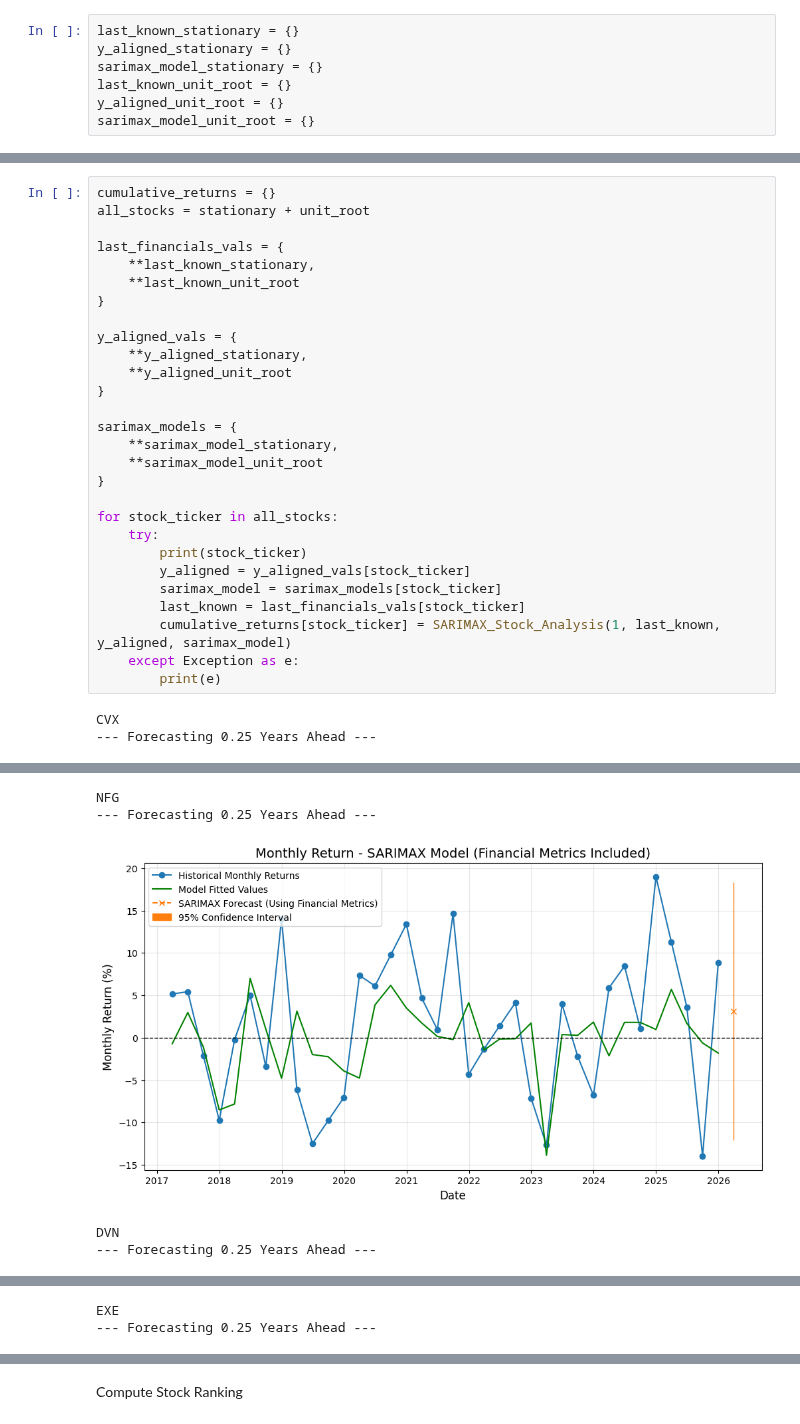
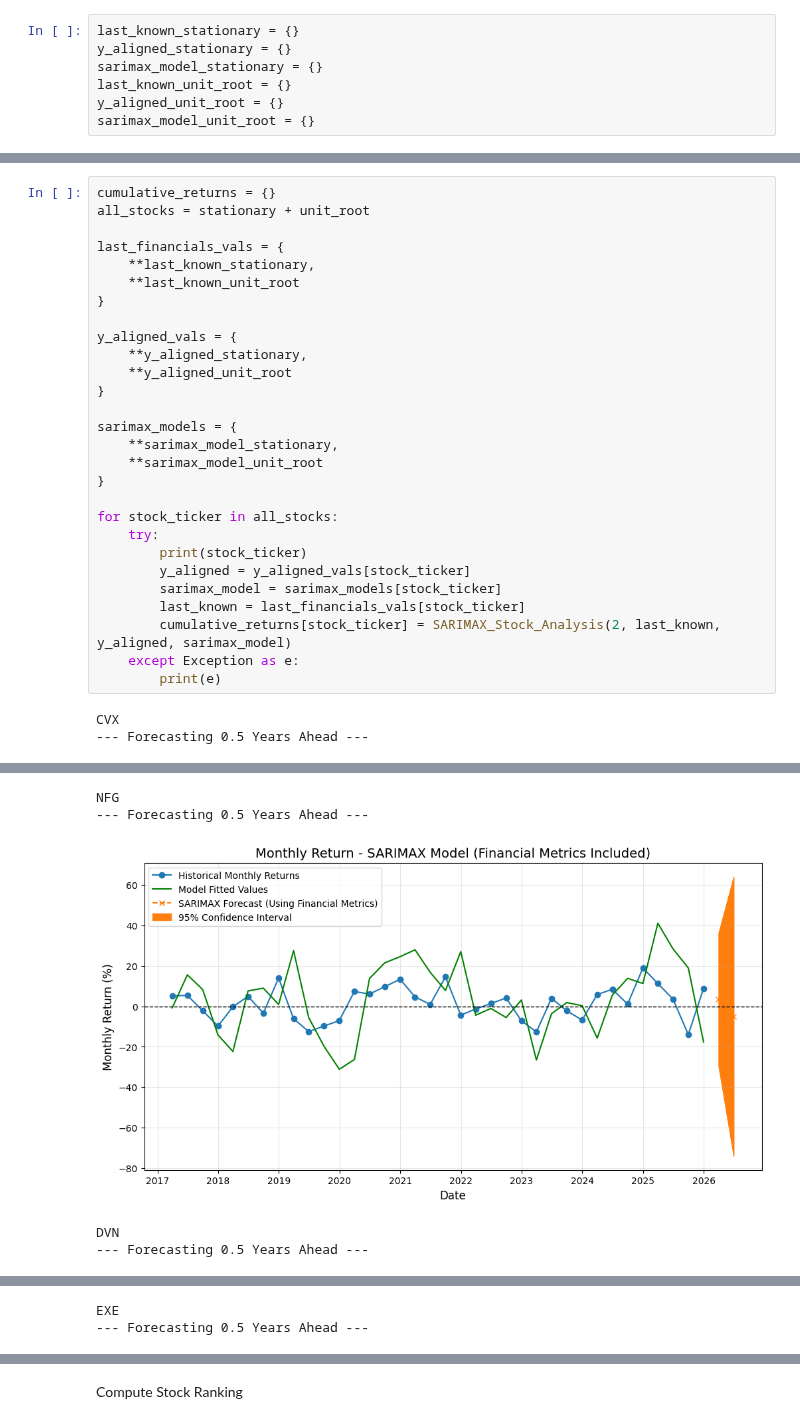
Before and after one commit to ShiyiU/HTTStockIndustryRankingTool, a Jupyter notebook: Notebooks/test.ipynb, the cells around one changed output, grey strips where cells are left out. Cells and saved outputs as stored; diff of their text form.

```diff
--- a/Notebooks/test.ipynb
+++ b/Notebooks/test.ipynb
@@ -706,9 +525,9 @@ for stock_ticker in all_stocks:
         y_aligned = y_aligned_vals[stock_ticker]
         sarimax_model = sarimax_models[stock_ticker]
         last_known = last_financials_vals[stock_ticker]
-        cumulative_returns[stock_ticker] = SARIMAX_Stock_Analysis(1, last_known, y_aligned, sarimax_model)
+        cumulative_returns[stock_ticker] = SARIMAX_Stock_Analysis(2, last_known, y_aligned, sarimax_model)
     except Exception as e:
         print(e)
 # %% [output]
 CVX
---- Forecasting 0.25 Years Ahead ---
+--- Forecasting 0.5 Years Ahead ---
@@ -716,5 +535,5 @@ CVX
 NFG
---- Forecasting 0.25 Years Ahead ---
+--- Forecasting 0.5 Years Ahead ---
-[figure, old version]
+[figure, new version]
 DVN
---- Forecasting 0.25 Years Ahead ---
+--- Forecasting 0.5 Years Ahead ---
@@ -722,2 +541,2 @@ DVN
 EXE
---- Forecasting 0.25 Years Ahead ---
+--- Forecasting 0.5 Years Ahead ---
```
Also changed, not shown: parts of 29 cells of this notebook.
